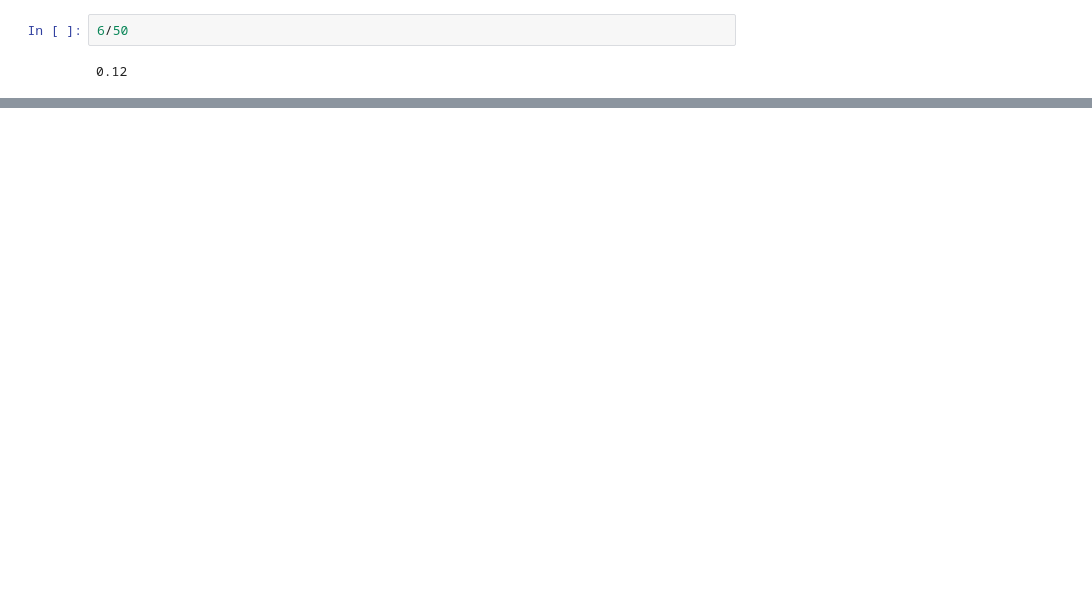
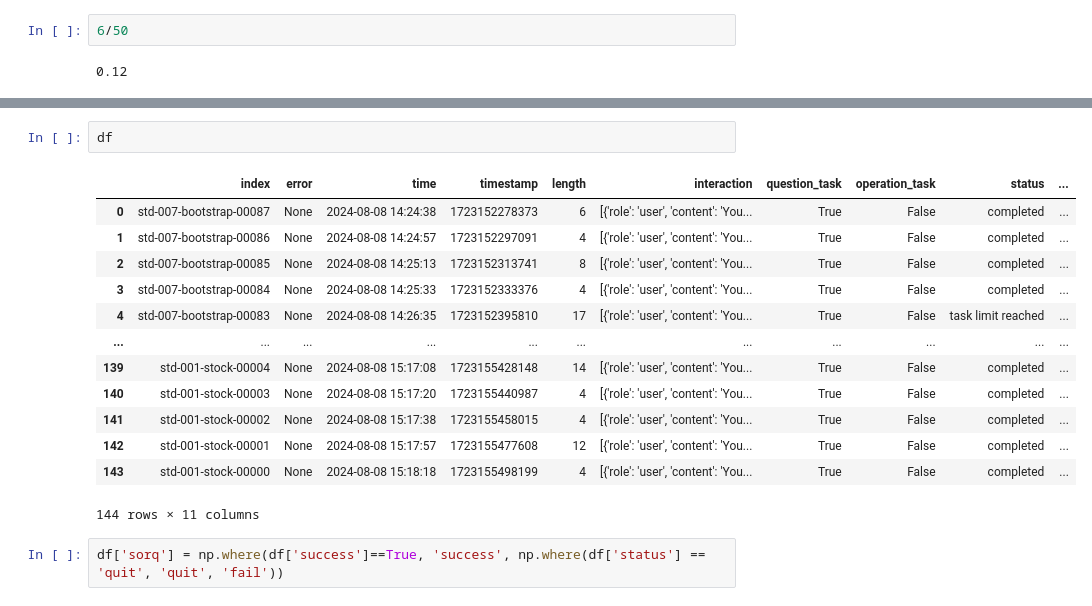
Before and after one commit to dillonmsandhu/agent-yield-control, a Jupyter notebook: analyze_results.ipynb, the cells around one changed output, grey strips where cells are left out. Cells and saved outputs as stored; diff of their text form; blank space fills up the shorter version.

```diff
--- a/analyze_results.ipynb
+++ b/analyze_results.ipynb
@@ -266,0 +264,18 @@ getent group | awk -F: '$3 <= 70' | wc -l
+# %%
+df
+# %% [output]
+|  | index | error | time | timestamp | length | interaction | question_task | operation_task | status | ... |
+| 0 | std-007-bootstrap-00087 | None | 2024-08-08 14:24:38 | 1723152278373 | 6 | [{'role': 'user', 'content': 'You... | True | False | completed | ... |
+| 1 | std-007-bootstrap-00086 | None | 2024-08-08 14:24:57 | 1723152297091 | 4 | [{'role': 'user', 'content': 'You... | True | False | completed | ... |
+| 2 | std-007-bootstrap-00085 | None | 2024-08-08 14:25:13 | 1723152313741 | 8 | [{'role': 'user', 'content': 'You... | True | False | completed | ... |
+| 3 | std-007-bootstrap-00084 | None | 2024-08-08 14:25:33 | 1723152333376 | 4 | [{'role': 'user', 'content': 'You... | True | False | completed | ... |
+| 4 | std-007-bootstrap-00083 | None | 2024-08-08 14:26:35 | 1723152395810 | 17 | [{'role': 'user', 'content': 'You... | True | False | task limit reached | ... |
+| ... | ... | ... | ... | ... | ... | ... | ... | ... | ... | ... |
+| 139 | std-001-stock-00004 | None | 2024-08-08 15:17:08 | 1723155428148 | 14 | [{'role': 'user', 'content': 'You... | True | False | completed | ... |
+| 140 | std-001-stock-00003 | None | 2024-08-08 15:17:20 | 1723155440987 | 4 | [{'role': 'user', 'content': 'You... | True | False | completed | ... |
+| 141 | std-001-stock-00002 | None | 2024-08-08 15:17:38 | 1723155458015 | 4 | [{'role': 'user', 'content': 'You... | True | False | completed | ... |
+| 142 | std-001-stock-00001 | None | 2024-08-08 15:17:57 | 1723155477608 | 12 | [{'role': 'user', 'content': 'You... | True | False | completed | ... |
+| 143 | std-001-stock-00000 | None | 2024-08-08 15:18:18 | 1723155498199 | 4 | [{'role': 'user', 'content': 'You... | True | False | completed | ... |
+144 rows × 11 columns
+# %%
+df['sorq'] = np.where(df['success']==True, 'success', np.where(df['status'] == 'quit', 'quit', 'fail'))
```
Also changed, not shown: parts of 23 cells of this notebook, 2 other files.
